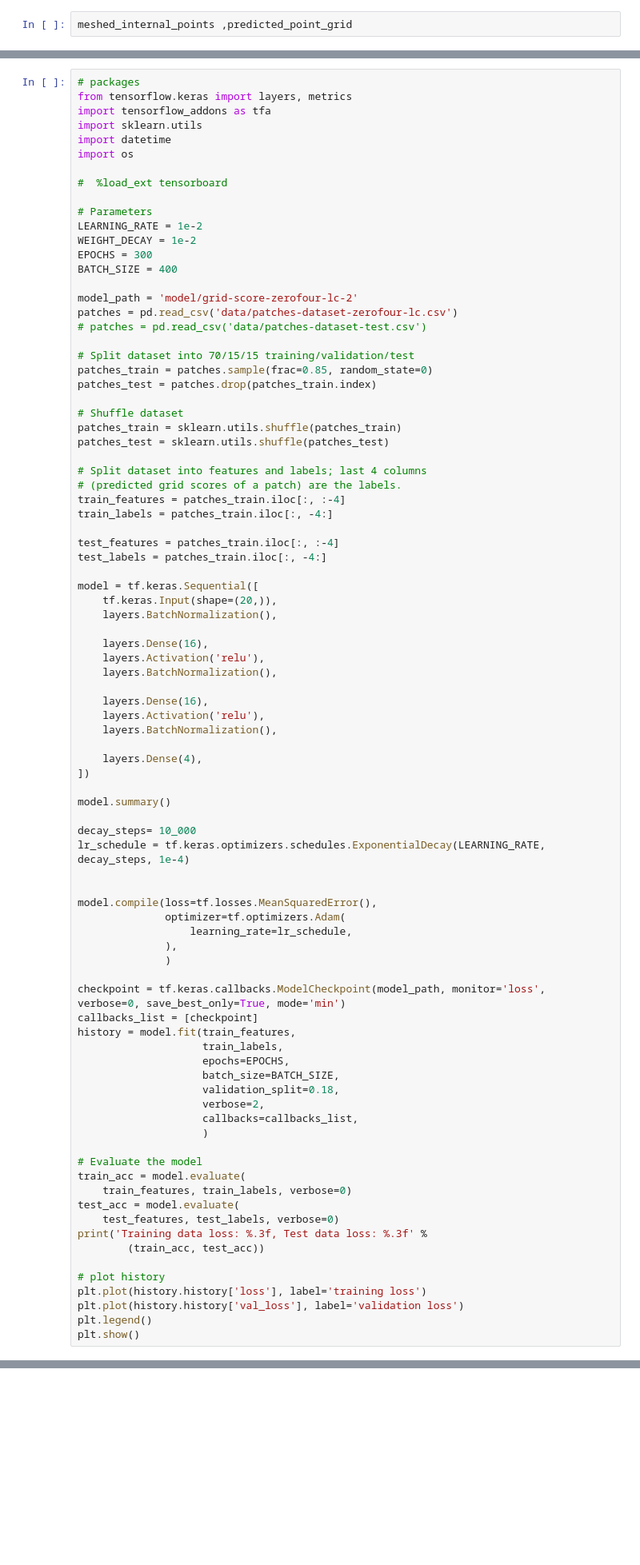
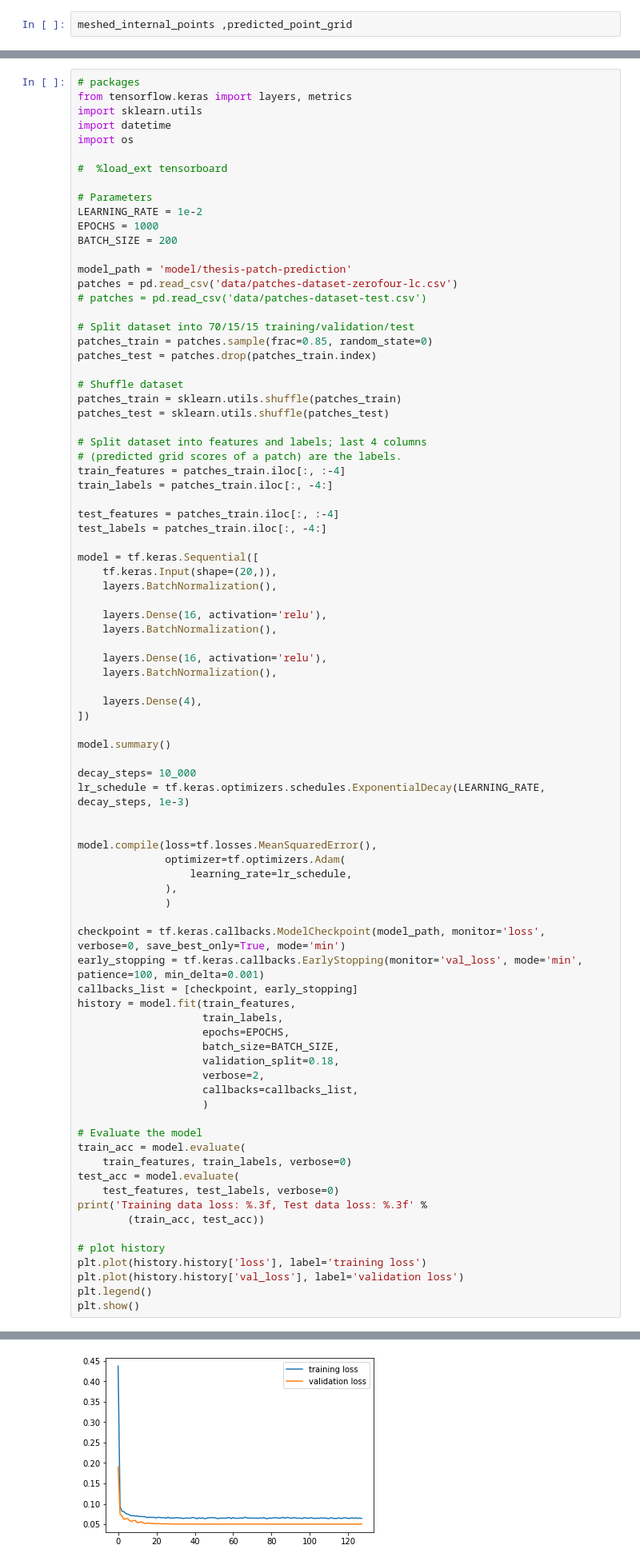
Before and after one commit to Siljekka/GrasshopperMeshAI, a Jupyter notebook: MeshPoints/MachineLearning/nn2.ipynb, the cells around one changed output, grey strips where cells are left out. Shown: that part at 80% size. Saved outputs shown, nothing was run; the diff lists cells and outputs as text; blank space fills up the shorter version.

```diff
--- a/MeshPoints/MachineLearning/nn2.ipynb
+++ b/MeshPoints/MachineLearning/nn2.ipynb
@@ -567,7 +567,6 @@ For now we only train the network on the dataset with:
 # %%
 # packages
 from tensorflow.keras import layers, metrics
-import tensorflow_addons as tfa
 import sklearn.utils
 import datetime
 import os
@@ -576,11 +575,10 @@ import os
 
 # Parameters
 LEARNING_RATE = 1e-2
-WEIGHT_DECAY = 1e-2
-EPOCHS = 300
-BATCH_SIZE = 400
+EPOCHS = 1000
+BATCH_SIZE = 200
 
-model_path = 'model/grid-score-zerofour-lc-2'
+model_path = 'model/thesis-patch-prediction'
 patches = pd.read_csv('data/patches-dataset-zerofour-lc.csv')
 # patches = pd.read_csv('data/patches-dataset-test.csv')
 
@@ -604,12 +602,10 @@ model = tf.keras.Sequential([
     tf.keras.Input(shape=(20,)),
     layers.BatchNormalization(),
 
-    layers.Dense(16),
-    layers.Activation('relu'),
+    layers.Dense(16, activation='relu'),
     layers.BatchNormalization(),
 
-    layers.Dense(16),
-    layers.Activation('relu'),
+    layers.Dense(16, activation='relu'),
     layers.BatchNormalization(),
 
     layers.Dense(4),
@@ -618,7 +614,7 @@ model = tf.keras.Sequential([
 model.summary()
 
 decay_steps= 10_000
-lr_schedule = tf.keras.optimizers.schedules.ExponentialDecay(LEARNING_RATE, decay_steps, 1e-4)
+lr_schedule = tf.keras.optimizers.schedules.ExponentialDecay(LEARNING_RATE, decay_steps, 1e-3)
 
 
 model.compile(loss=tf.losses.MeanSquaredError(),
@@ -628,7 +624,8 @@ model.compile(loss=tf.losses.MeanSquaredError(),
               )
 
 checkpoint = tf.keras.callbacks.ModelCheckpoint(model_path, monitor='loss', verbose=0, save_best_only=True, mode='min')
-callbacks_list = [checkpoint]
+early_stopping = tf.keras.callbacks.EarlyStopping(monitor='val_loss', mode='min', patience=100, min_delta=0.001)
+callbacks_list = [checkpoint, early_stopping]
 history = model.fit(train_features,
                     train_labels,
                     epochs=EPOCHS,
@@ -651,3 +648,4 @@ plt.plot(history.history['loss'], label='training loss')
 plt.plot(history.history['val_loss'], label='validation loss')
 plt.legend()
 plt.show()
+# %% [output]
@@ -654,2 +669,3 @@ plt.show()
+[figure, added]
 # %%
 # model.save('model/grid-score-zerofour-lc-final')
```
Also changed, not shown: parts of 3 cells of this notebook, 4 other files.
